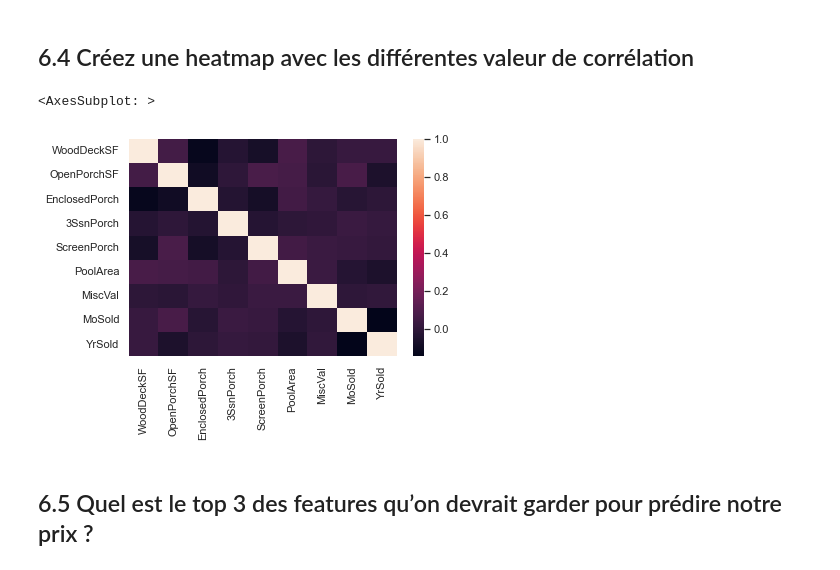
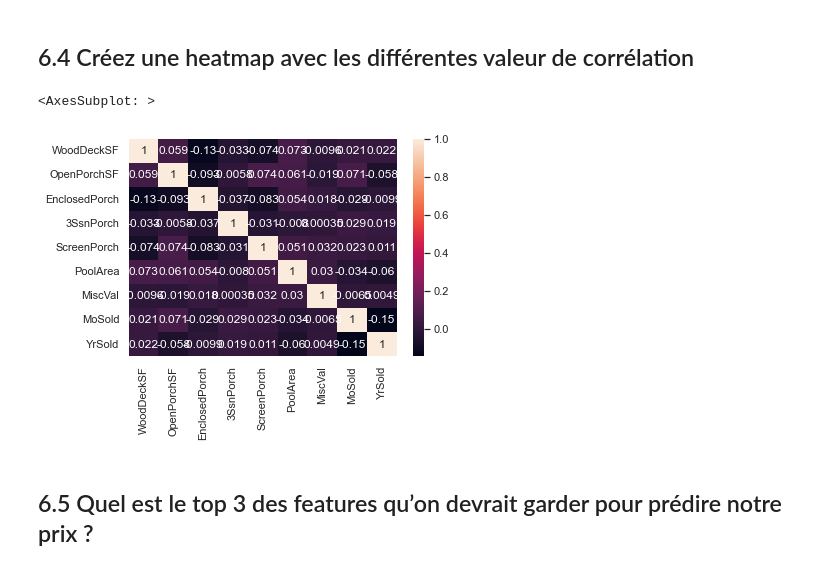
Before and after one commit to Argus416/h3hitema, a Jupyter notebook: Python/Analyse de données /Data Visualisation Statistiques.ipynb, the cells around one changed output. Saved outputs shown, nothing was run; the diff lists cells and outputs as text; code cells hidden in the pictures.

```diff
--- a/Python/Analyse de données /Data Visualisation Statistiques.ipynb
+++ b/Python/Analyse de données /Data Visualisation Statistiques.ipynb
@@ -438,9 +438,9 @@ matriceDeCorrelation = df.corr(method='pearson')
 # %% [markdown]
 ## 6.4 Créez une heatmap avec les différentes valeur de corrélation
 # %%
-sns.heatmap(data=matriceDeCorrelation)
+sns.heatmap(data=matriceDeCorrelation, annot=True)
 # %% [output]
 <AxesSubplot: >
-[figure, old version]
+[figure, new version]
 # %% [markdown]
 ## 6.5 Quel est le top 3 des features qu’on devrait garder pour prédire notre prix ?
```
Also changed, not shown: parts of 1 cell of this notebook.
